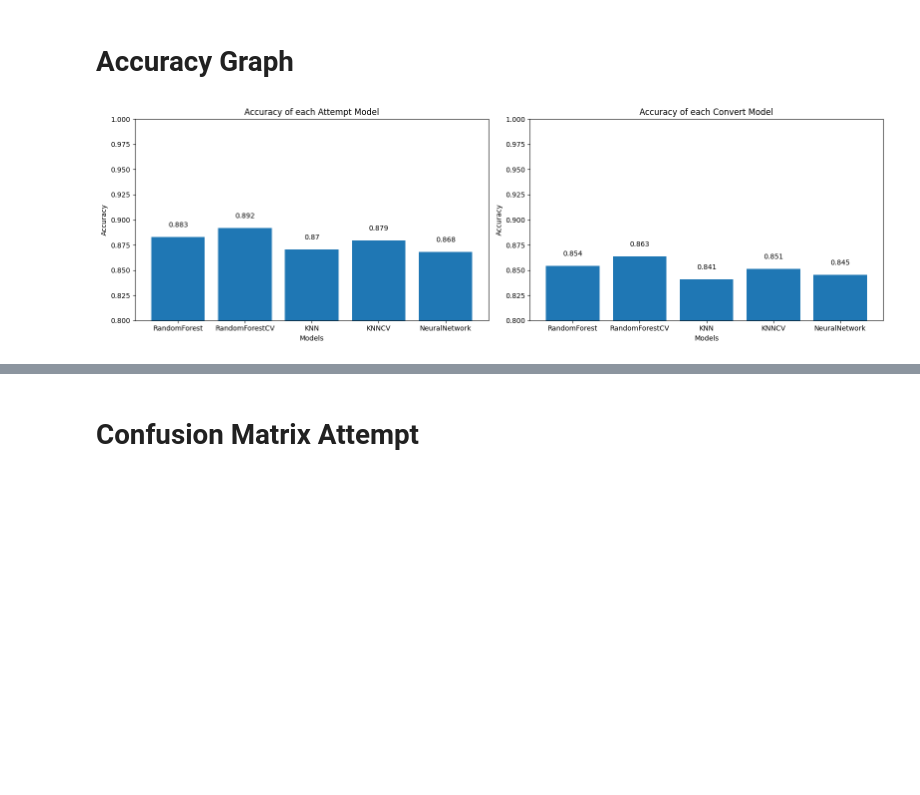
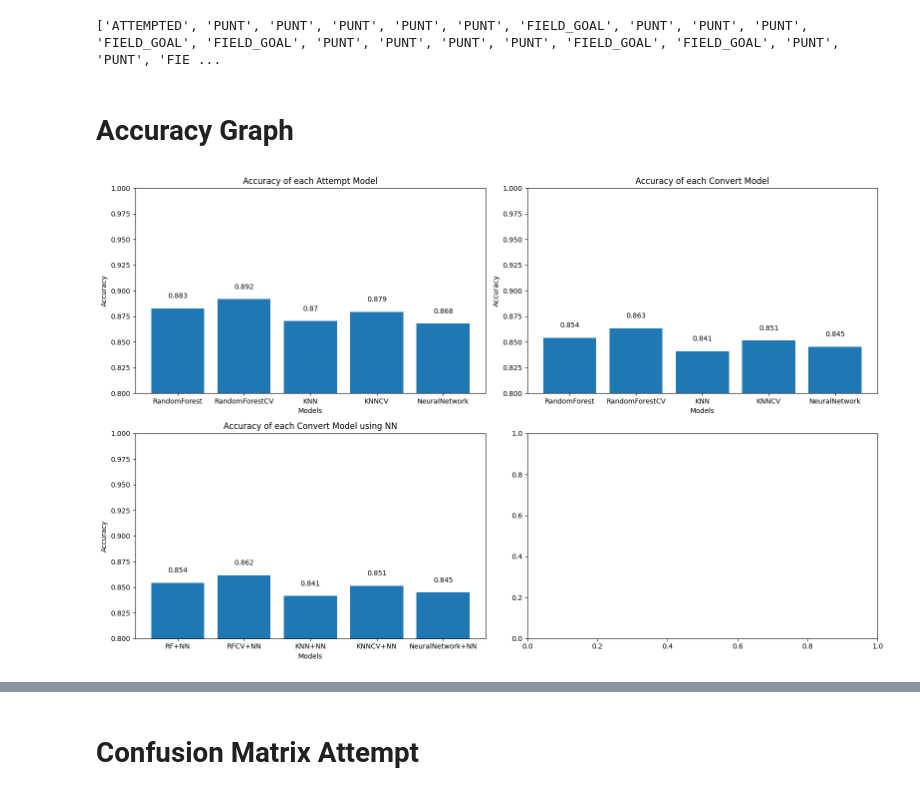
Before and after one commit to lpfahler16/ML-final-project, a Jupyter notebook: Notebooks/Results.ipynb, the cells around one changed output, grey strips where cells are left out. Saved outputs shown, nothing was run; the diff lists cells and outputs as text; code cells hidden in the pictures; blank space fills up the shorter version.

```diff
--- a/Notebooks/Results.ipynb
+++ b/Notebooks/Results.ipynb
@@ -20,49 +21,73 @@ _, _, _, y_test_c = helpers.convert_data_split()
 # %%
 labels = ['RandomForest', 'RandomForestCV', 'KNN', 'KNNCV', 'NeuralNetwork']
+convert_labels = ['RF+NN', 'RFCV+NN', 'KNN+NN', 'KNNCV+NN', 'NeuralNetwork+NN']
 prediction_map_attempt = {}
 prediction_map_convert = {}
+prediction_map_convert_nn = {}
 
 for label in labels:
     prediction_map_attempt[label] = FourthDownPrediction.FourthDownPrediction(play_model=label).predict_play(X_test)
     prediction_map_convert[label] = FourthDownPrediction.FourthDownPrediction(play_model=label).predict_play(X_test, include_conversion=True)
+    prediction_map_convert_nn[label] = FourthDownPrediction.FourthDownPrediction(play_model=label, conversion_by_nn=True).predict_play(X_test, include_conversion=True)
+
+prediction_go_for_it = FourthDownPrediction.FourthDownPrediction().predict_conversion(X_test_g)
+# %% [output]
+['ATTEMPTED', 'PUNT', 'PUNT', 'PUNT', 'PUNT', 'PUNT', 'FIELD_GOAL', 'PUNT', 'PUNT', 'PUNT', 'FIELD_GOAL', 'FIELD_GOAL', 'PUNT', 'PUNT', 'PUNT', 'PUNT', 'FIELD_GOAL', 'FIELD_GOAL', 'PUNT', 'PUNT', 'FIE ...
 # %% [markdown]
 # Accuracy Graph
 # %%
 # Attept graph
 scores1 = []
 
 for label in labels:
     scores1.append(accuracy_score(y_test_a, prediction_map_attempt[label]))
 
-fig, ax = plt.subplots(1, 2, figsize=(16, 5))
+fig, ax = plt.subplots(2, 2, figsize=(16, 10))
 
-bars1 = ax[0].bar(labels, scores1)
-ax[0].set_title('Accuracy of each Attempt Model')
-ax[0].set_xlabel('Models')
-ax[0].set_ylabel('Accuracy')
-ax[0].set_ylim(0.8, 1)
+bars1 = ax[0][0].bar(labels, scores1)
+ax[0][0].set_title('Accuracy of each Attempt Model')
+ax[0][0].set_xlabel('Models')
+ax[0][0].set_ylabel('Accuracy')
+ax[0][0].set_ylim(0.8, 1)
 
 # Add labels to the bars
 for i, bar in enumerate(bars1):
-    ax[0].text(bar.get_x() + bar.get_width() / 2, bar.get_height() + 0.01, round(scores1[i], 3), ha='center')
+    ax[0][0].text(bar.get_x() + bar.get_width() / 2, bar.get_height() + 0.01, round(scores1[i], 3), ha='center')
 
 # Convert graph
 scores2 = []
 
 for label in labels:
-    scores2.append(accuracy_score(y_test_c, prediction_map_convert[label]))
+    scores2.append(accuracy_score(y_test_c, prediction_map_convert_nn[label]))
 
-bars2 = ax[1].bar(labels, scores2)
-ax[1].set_title('Accuracy of each Convert Model')
-ax[1].set_xlabel('Models')
-ax[1].set_ylabel('Accuracy')
-ax[1].set_ylim(0.8, 1)
+bars2 = ax[1][0].bar(convert_labels, scores2)
+ax[1][0].set_title('Accuracy of each Convert Model using NN')
+ax[1][0].set_xlabel('Models')
+ax[1][0].set_ylabel('Accuracy')
+ax[1][0].set_ylim(0.8, 1)
 
 # Add labels to the bars
 for i, bar in enumerate(bars2):
-    ax[1].text(bar.get_x() + bar.get_width() / 2, bar.get_height() + 0.01, round(scores2[i], 3), ha='center')
+    ax[1][0].text(bar.get_x() + bar.get_width() / 2, bar.get_height() + 0.01, round(scores2[i], 3), ha='center')
+
+# Convert NN graph
+scores3 = []
+
+for label in labels:
+    scores3.append(accuracy_score(y_test_c, prediction_map_convert[label]))
+
+
+bars3 = ax[0][1].bar(labels, scores3)
+ax[0][1].set_title('Accuracy of each Convert Model')
+ax[0][1].set_xlabel('Models')
+ax[0][1].set_ylabel('Accuracy')
+ax[0][1].set_ylim(0.8, 1)
+
+# Add labels to the bars
+for i, bar in enumerate(bars3):
+    ax[0][1].text(bar.get_x() + bar.get_width() / 2, bar.get_height() + 0.01, round(scores3[i], 3), ha='center')
 
 plt.tight_layout()
 plt.show()
 # %% [output]
-[figure, old version]
+[figure, new version]
```
Also changed, not shown: parts of 7 cells of this notebook, 4 other files.
